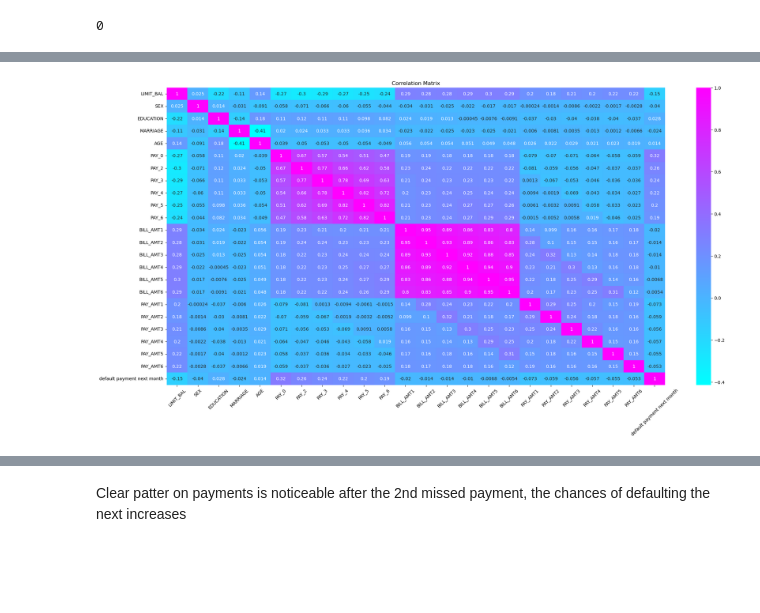
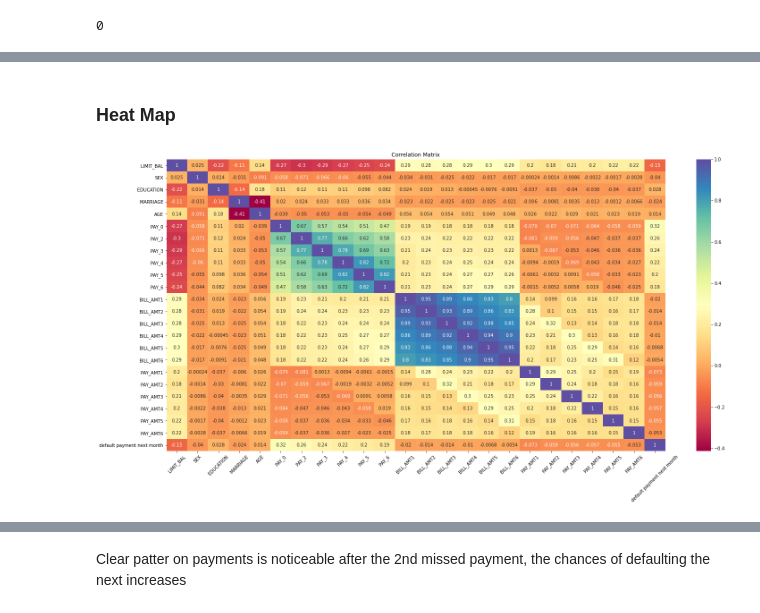
Before and after one commit to lopez-Luis89/Default_Risk, a Jupyter notebook: Final Project.ipynb, the cells around one changed output, grey strips where cells are left out. Cells and saved outputs as stored; diff of their text form; code cells hidden in the pictures; blank space fills up the shorter version.

```diff
--- a/Final Project.ipynb
+++ b/Final Project.ipynb
@@ -82,9 +160,11 @@ plt.show();
+# %% [markdown]
+### Heat Map
 # %%
 corr_mat = df.corr()
 plt.figure(figsize = (25,12))
-sns.heatmap(corr_mat, cmap='cool', annot= True)
+sns.heatmap(corr_mat, cmap='Spectral', annot= True)
 plt.title('Correlation Matrix')
 plt.xticks(rotation = 45)
 plt.show();
 # %% [output]
-[figure, old version]
+[figure, new version]
```
Also changed, not shown: parts of 53 cells of this notebook.
